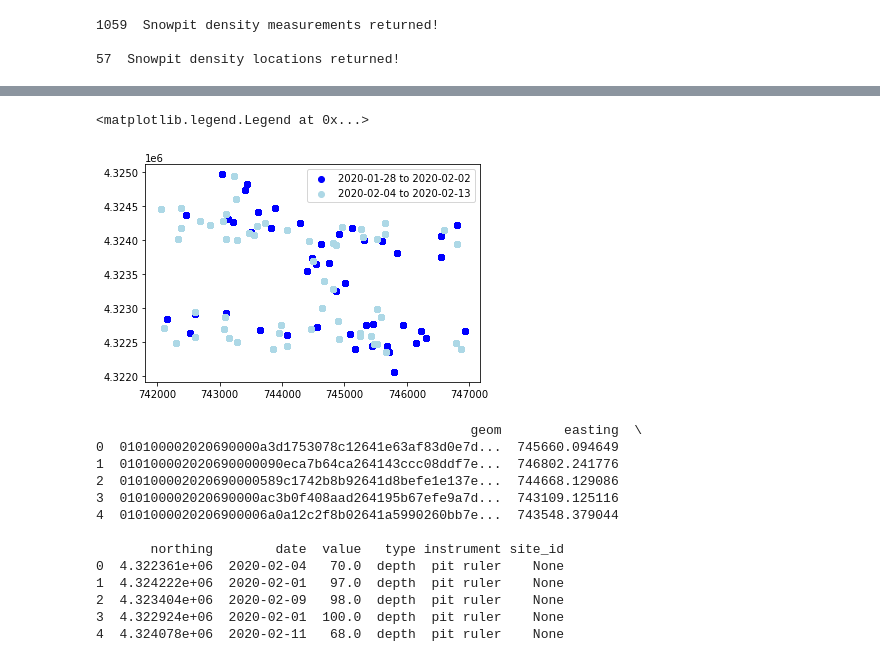
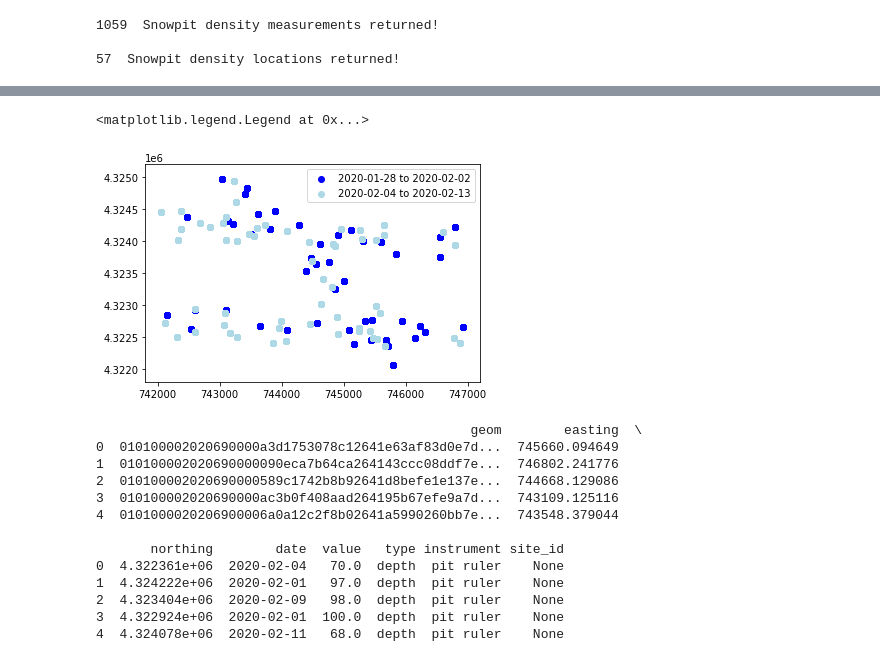
Before and after one commit to snowex-hackweek/coldfusion, a Jupyter notebook: contributors/megan-verf/Combined_Plots_new.ipynb, the cells around one changed output, grey strips where cells are left out. Drawn from its saved outputs; the diff is of its cells as text; code cells hidden in the pictures.

```diff
--- a/contributors/megan-verf/Combined_Plots_new.ipynb
+++ b/contributors/megan-verf/Combined_Plots_new.ipynb
@@ -232,11 +278,14 @@ success
 # %%
 # Plot sites
-plt.scatter(df_sp_gpr1['easting'], df_sp_gpr1['northing'], c = 'b', label = (f'{density1_date1} to {density1_date2}'))
-plt.scatter(df_sp_gpr2['easting'], df_sp_gpr2['northing'], c = 'lightblue', label = (f'{density2_date1} to {density2_date2}'))
-plt.legend()
+fig, ax = plt.subplots()
+ax.scatter(df_sp_gpr1['easting'], df_sp_gpr1['northing'], c = 'b', label = (f'{density1_date1} to {density1_date2}'))
+ax.scatter(df_sp_gpr2['easting'], df_sp_gpr2['northing'], c = 'lightblue', label = (f'{density2_date1} to {density2_date2}'))
+ax.set_xlim(741800, 747200)
+ax.set_ylim(4321800, 4325200)
+ax.legend()
 # %% [output]
 <matplotlib.legend.Legend at 0x...>
-[figure, old version]
+[figure, new version]
 # %%
 # Attempt to extract snow pit depth data
 # # Get a session
```
Also changed, not shown: parts of 12 cells of this notebook.
